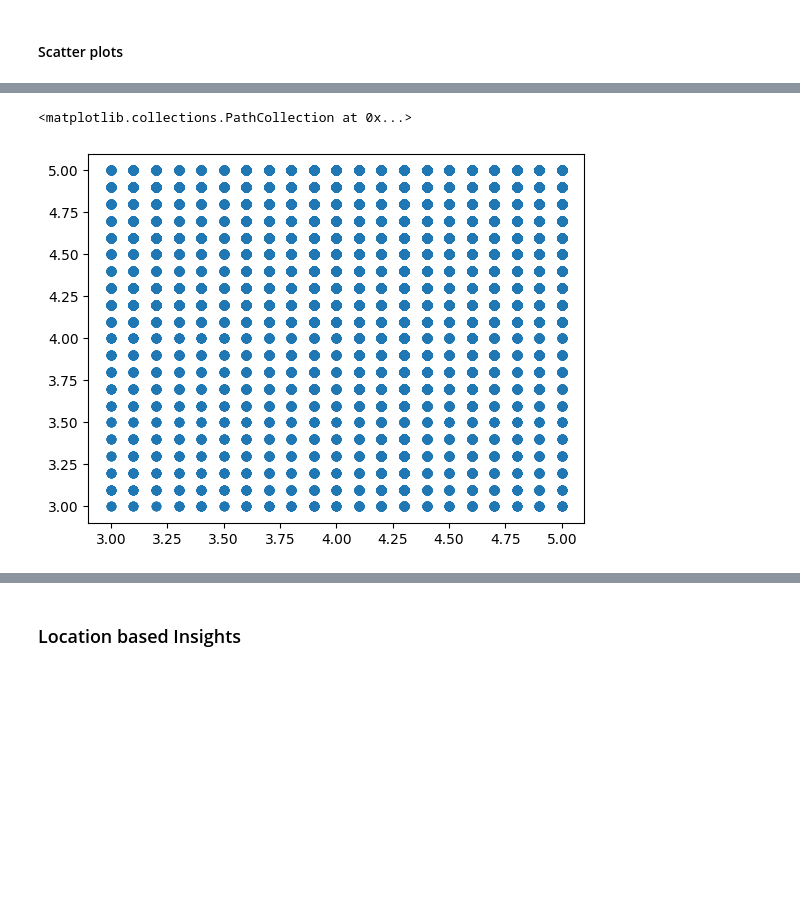
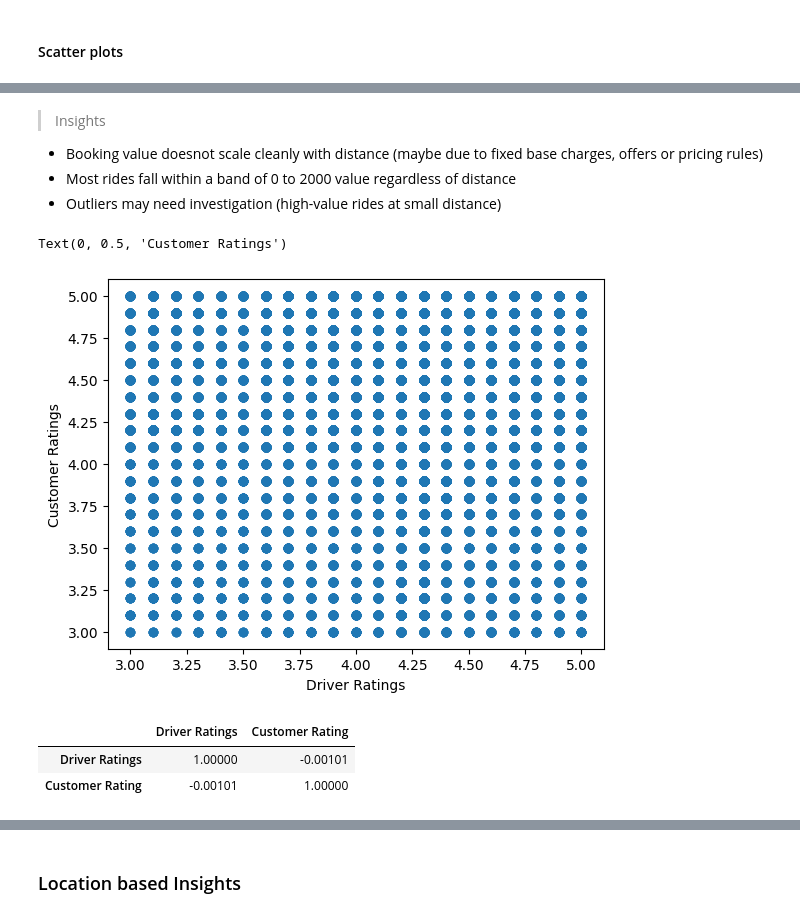
Before and after one commit to ARUN-R-DAS/uber_data_analysis, a Jupyter notebook: uber.ipynb, the cells around one changed output, grey strips where cells are left out. Saved outputs shown, nothing was run; the diff lists cells and outputs as text; code cells hidden in the pictures; blank space fills up the shorter version.

```diff
--- a/uber.ipynb
+++ b/uber.ipynb
@@ -293,5 +301,12 @@ plt.scatter(data=df, x='Ride Distance', y='Booking Value')
+# %% [markdown]
+> Insights
+  * Booking value doesnot scale cleanly with distance (maybe due to fixed base charges, offers or pricing rules)
+  * Most rides fall within a band of 0 to 2000 value regardless of distance
+  * Outliers may need investigation (high-value rides at small distance)
 # %%
 plt.scatter(data=df, x='Driver Ratings', y='Customer Rating')
+plt.xlabel('Driver Ratings')
+plt.ylabel('Customer Ratings')
 # %% [output]
-<matplotlib.collections.PathCollection at 0x...>
+Text(0, 0.5, 'Customer Ratings')
-[figure, old version]
+[figure, new version]
@@ -303,0 +313,6 @@ plt.scatter(data=df, x='Driver Ratings', y='Customer Rating')
+# %%
+df[['Driver Ratings', 'Customer Rating']].corr()
+# %% [output]
+|  | Driver Ratings | Customer Rating |
+| Driver Ratings | 1.00000 | -0.00101 |
+| Customer Rating | -0.00101 | 1.00000 |
```
Also changed, not shown: parts of 14 cells of this notebook.
